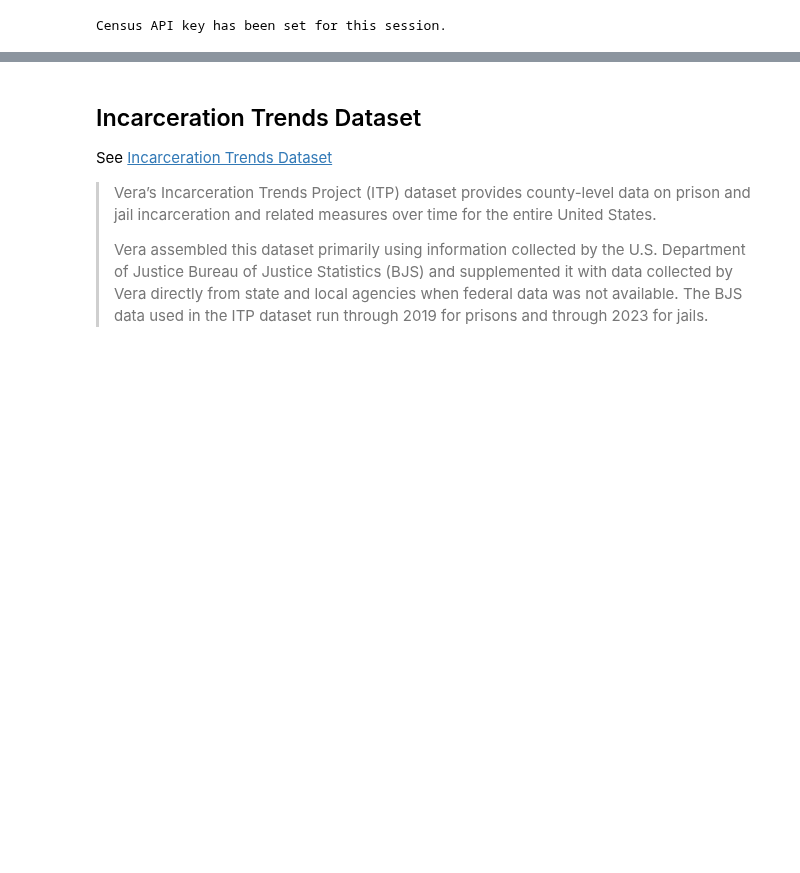
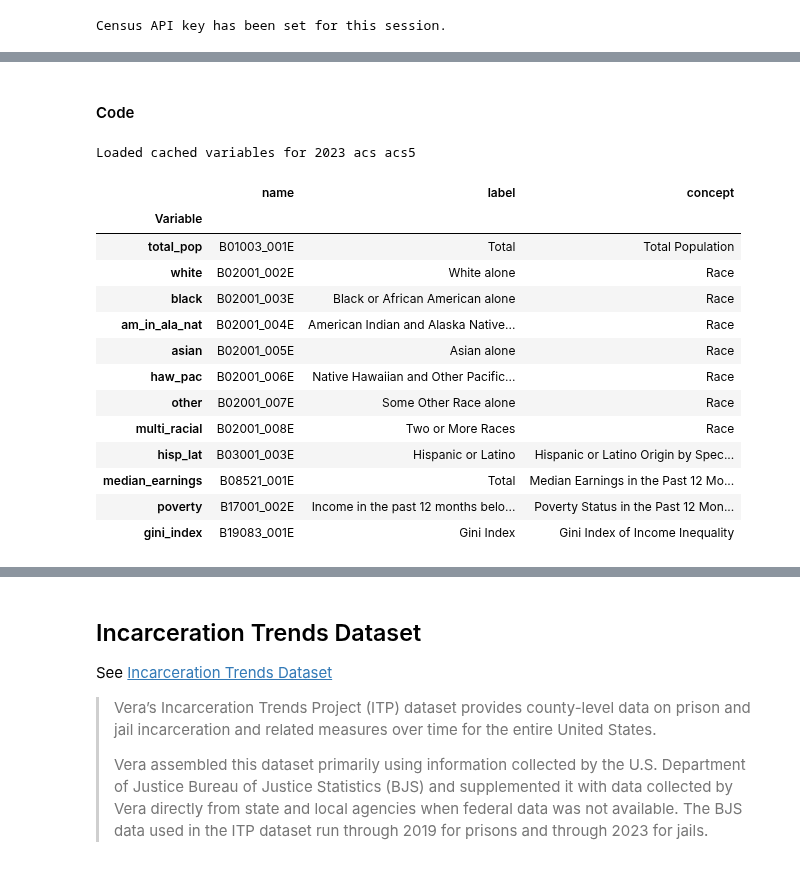
Before and after one commit to steveg-ds/RHIP, a Jupyter notebook: rural-detention/data_analysis.ipynb, the cells around one changed output, grey strips where cells are left out. Cells and saved outputs as stored; diff of their text form; code cells hidden in the pictures; blank space fills up the shorter version.

```diff
--- a/rural-detention/data_analysis.ipynb
+++ b/rural-detention/data_analysis.ipynb
@@ -143,0 +114,49 @@ TypeError: collect_acs_data.<locals>.get_state_data() missing 1 required positio
+# %% [markdown]
+#### Code
+# %%
+vars_dict = {
+    "poverty": "B17001_002E",
+    "white": "B02001_002E",
+    "black": "B02001_003E",
+    "total_pop": "B01003_001E",
+    "am_in_ala_nat": "B02001_004E",
+    "asian": "B02001_005E",
+    "haw_pac": "B02001_006E",
+    "other": "B02001_007E",
+    "multi_racial": "B02001_008E",
+    "hisp_lat": "B03001_003E",
+    "median_earnings": "B08521_001E",
+    "gini_index": "B19083_001E",
+}
+# %%
+vars_df = pd.Series(vars_dict).reset_index()
+vars_df.columns = ["Variable", "name"]
+
+acs_vars = tc.load_variables(2023, "acs", "acs5", cache=True)
+acs_vars[acs_vars["name"].isin(vars_dict.values())]
+
+acs_vars = pd.merge(acs_vars, vars_df, on="name")
+acs_vars.drop(["group", "predicateType", "limit", "table"], axis=1, inplace=True)
+acs_vars.set_index("Variable", inplace=True)
+# acs_vars['label'] = acs_vars['label'].str.replace("Parish", "").str.strip()
+
+acs_vars["label"] = [label[-1] for label in acs_vars["label"].str.split("!")]
+acs_vars["label"] = acs_vars["label"].str.replace(":", "").str.strip()
+
+acs_vars
+# %% [output]
+Loaded cached variables for 2023 acs acs5
+|  | name | label | concept |
+| Variable |  |  |  |
+| total_pop | B01003_001E | Total | Total Population |
+| white | B02001_002E | White alone | Race |
+| black | B02001_003E | Black or African American alone | Race |
+| am_in_ala_nat | B02001_004E | American Indian and Alaska Native... | Race |
+| asian | B02001_005E | Asian alone | Race |
+| haw_pac | B02001_006E | Native Hawaiian and Other Pacific... | Race |
+| other | B02001_007E | Some Other Race alone | Race |
+| multi_racial | B02001_008E | Two or More Races | Race |
+| hisp_lat | B03001_003E | Hispanic or Latino | Hispanic or Latino Origin by Spec... |
+| median_earnings | B08521_001E | Total | Median Earnings in the Past 12 Mo... |
+| poverty | B17001_002E | Income in the past 12 months belo... | Poverty Status in the Past 12 Mon... |
+| gini_index | B19083_001E | Gini Index | Gini Index of Income Inequality |
```
Also changed, not shown: parts of 32 cells of this notebook, 4 other files.
